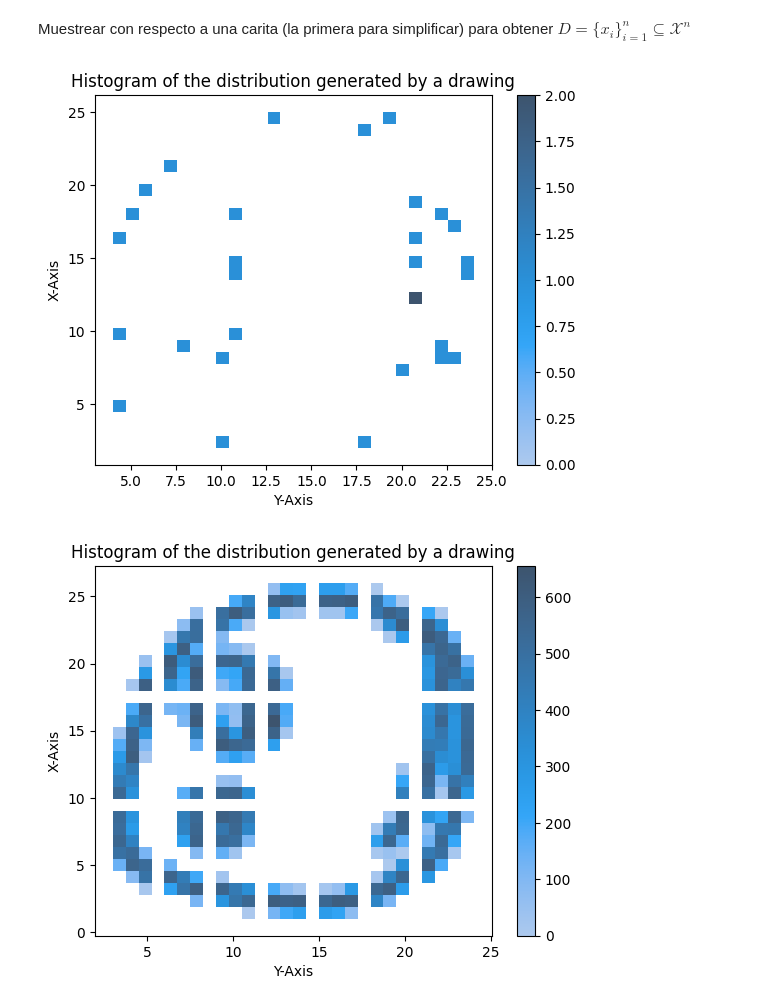
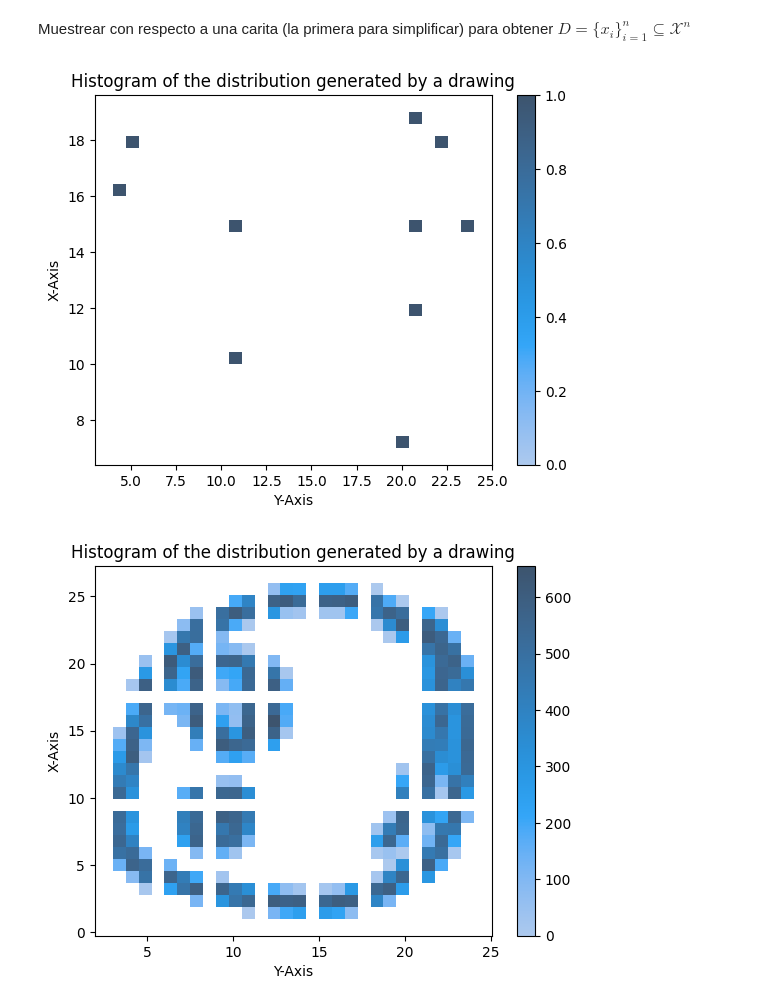
Before and after one commit to framunoz/Bayesian-Learning-with-Wasserstein-Barycenters, a Jupyter notebook: notebooks/05-fmg-programando-mcmc.ipynb, the cells around one changed output. Drawn from its saved outputs; the diff is of its cells as text; code cells hidden in the pictures.

```diff
--- a/notebooks/05-fmg-programando-mcmc.ipynb
+++ b/notebooks/05-fmg-programando-mcmc.ipynb
@@ -37,17 +37,17 @@ plot_list_of_draws(faces)
 # %% [markdown]
 Muestrear con respecto a una carita (la primera para simplificar) para obtener $D = \{x_i\}_{i=1}^{n}\subseteq\mathcal{X}^n$
 # %%
-n = 30
+n = 10
 
 first_face = DistributionDraw.fromarray(255 - data[0, :].reshape(28, 28),
                                         seed=42)
 
 x = first_face.rvs(size=n)
 
 plot_histogram_from_points(x, histplot_kwargs=dict(bins=28))
 plt.show()
 # %% [output]
-[figure, old version]
+[figure, new version]
 # %%
 plot_histogram_from_points(first_face.rvs(size=100_000), histplot_kwargs=dict(bins=28))
 plt.show()
```
Also changed, not shown: parts of 10 cells of this notebook, 4 other files.
